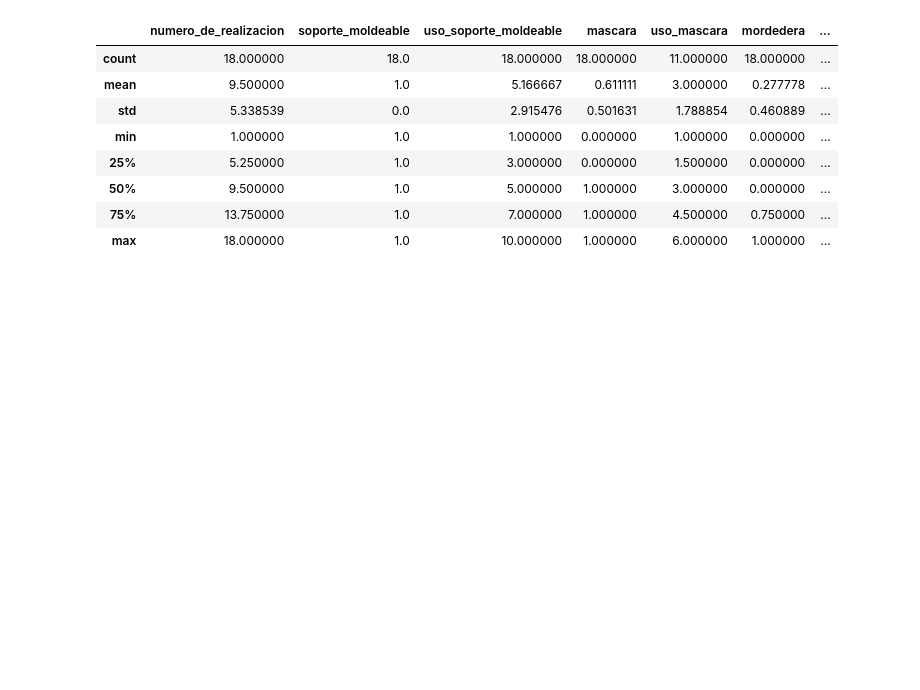
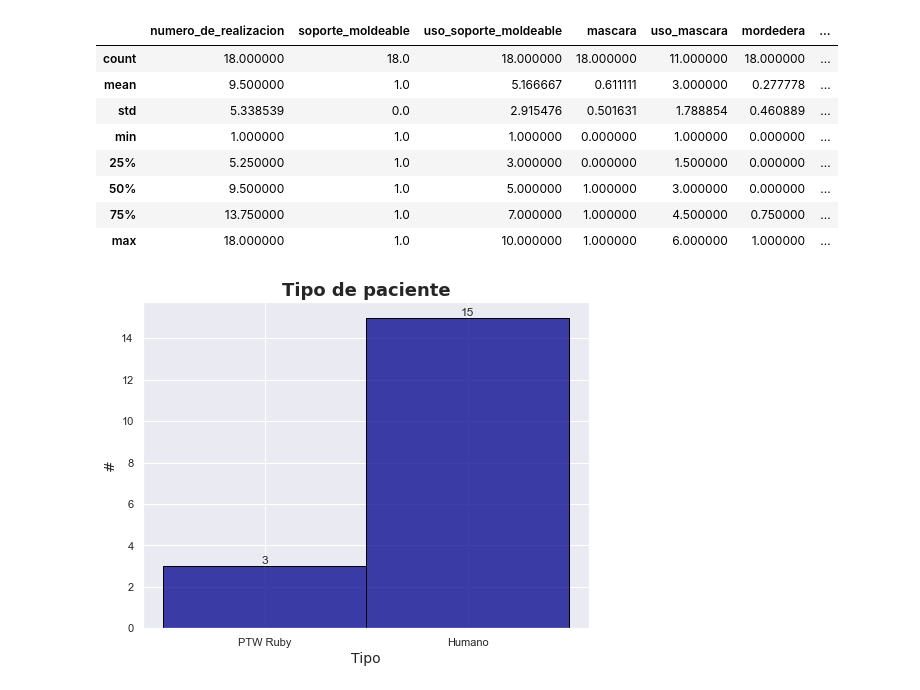
Before and after one commit to ChristopherLR12/Radioterapia_SS, a Jupyter notebook: Accesorios/reporte_acc.ipynb, the cells around one changed output. Cells and saved outputs as stored; diff of their text form; code cells hidden in the pictures; blank space fills up the shorter version.

```diff
--- a/Accesorios/reporte_acc.ipynb
+++ b/Accesorios/reporte_acc.ipynb
@@ -17,3 +17,18 @@ data.describe()
 | 50% | 9.500000 | 1.0 | 5.000000 | 1.000000 | 3.000000 | 0.000000 | ... |
 | 75% | 13.750000 | 1.0 | 7.000000 | 1.000000 | 4.500000 | 0.750000 | ... |
 | max | 18.000000 | 1.0 | 10.000000 | 1.000000 | 6.000000 | 1.000000 | ... |
+# %%
+#Tipo paciente
+sns.set(rc={'figure.figsize':(8,6)})
+ax = sns.histplot(data["tipo_paciente"], color = "darkblue", edgecolor = "black", alpha = 0.75)
+
+for i in ax.containers:
+    ax.bar_label(i,)
+
+plt.title("Tipo de paciente",size=18,fontname="DejaVu Sans",fontweight="bold")
+plt.xlabel("Tipo",size=14,fontname="DejaVu Sans")
+plt.ylabel("#",size=14,fontname="DejaVu Sans")
+#plt.show()
+plt.savefig("tipo_paciente.svg",bbox_inches="tight")
+# %% [output]
+[figure, added]
```
Also changed, not shown: parts of 1 cell of this notebook, 5 other files.
